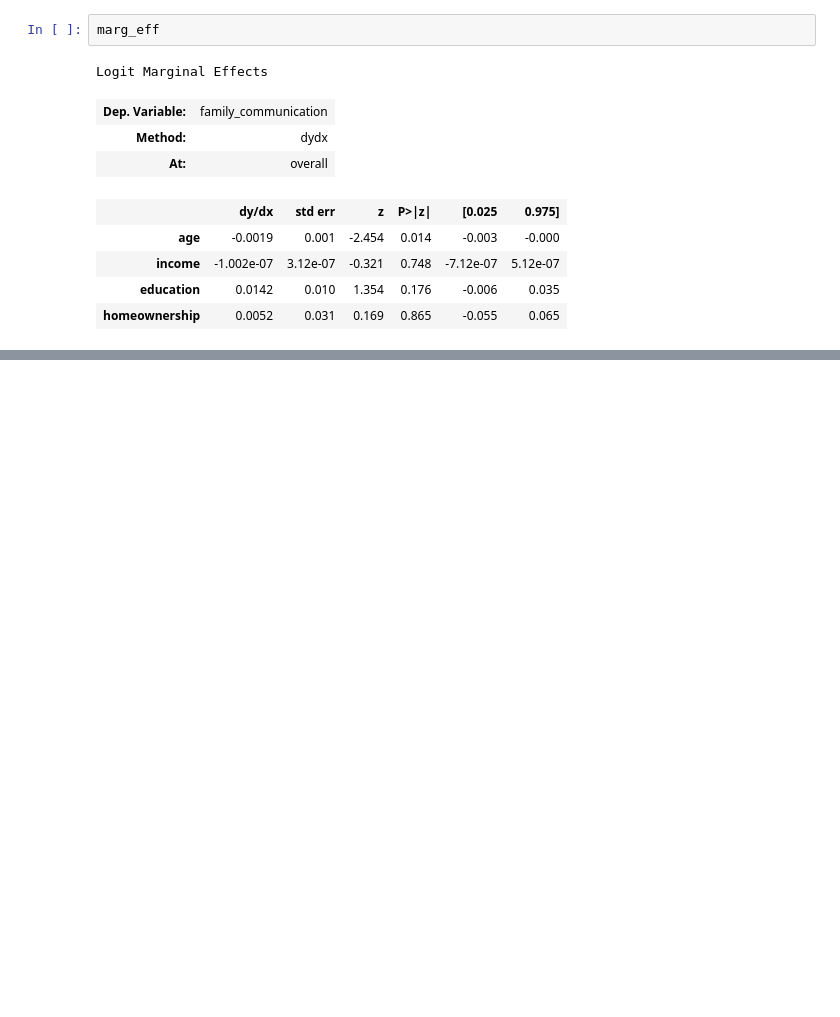
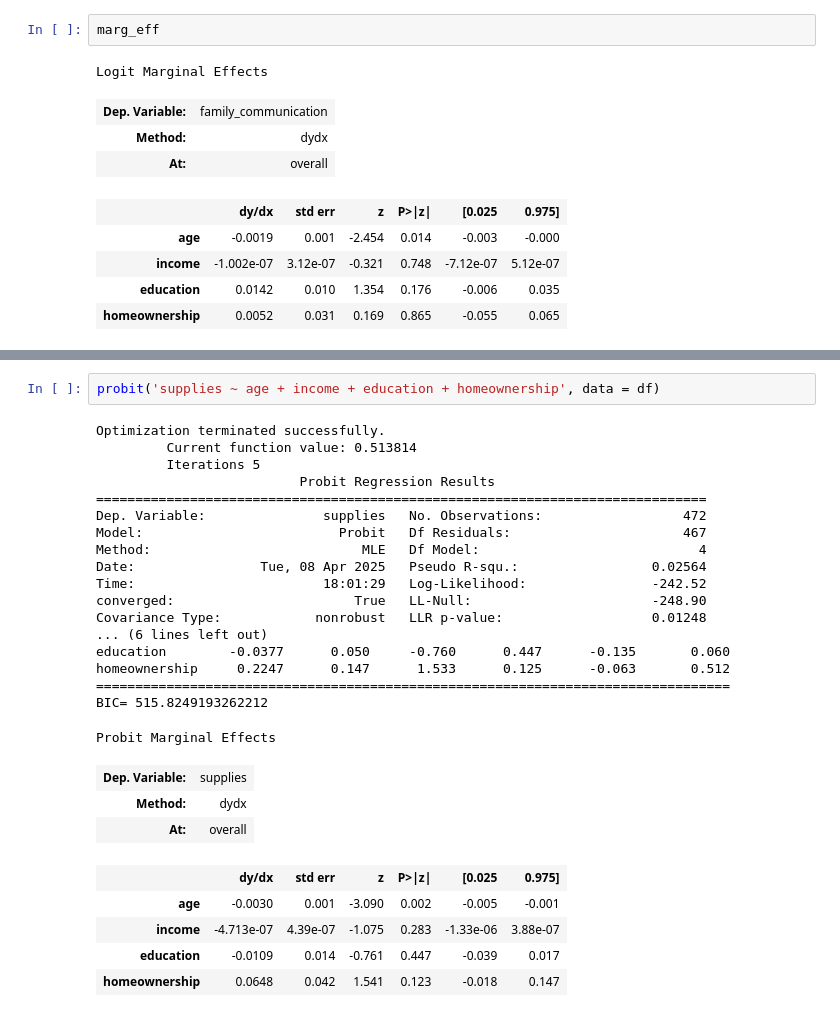
Before and after one commit to phillippmueller/flood_adaptation_behavior, a Jupyter notebook: analysis/socioeconomic_n.ipynb, the cells around one changed output, grey strips where cells are left out. Saved outputs shown, nothing was run; the diff lists cells and outputs as text; blank space fills up the shorter version.

```diff
--- a/analysis/socioeconomic_n.ipynb
+++ b/analysis/socioeconomic_n.ipynb
@@ -443,0 +540,29 @@ Logit Marginal Effects
+# %%
+probit('supplies ~ age + income + education + homeownership', data = df)
+# %% [output]
+Optimization terminated successfully.
+         Current function value: 0.513814
+         Iterations 5
+                          Probit Regression Results
+==============================================================================
+Dep. Variable:               supplies   No. Observations:                  472
+Model:                         Probit   Df Residuals:                      467
+Method:                           MLE   Df Model:                            4
+Date:                Tue, 08 Apr 2025   Pseudo R-squ.:                 0.02564
+Time:                        18:01:29   Log-Likelihood:                -242.52
+converged:                       True   LL-Null:                       -248.90
+Covariance Type:            nonrobust   LLR p-value:                   0.01248
+... (6 lines left out)
+education        -0.0377      0.050     -0.760      0.447      -0.135       0.060
+homeownership     0.2247      0.147      1.533      0.125      -0.063       0.512
+=================================================================================
+BIC= 515.8249193262212
+Probit Marginal Effects
+| Dep. Variable: | supplies |
+| Method: | dydx |
+| At: | overall |
+|  | dy/dx | std err | z | P>|z| | [0.025 | 0.975] |
+| age | -0.0030 | 0.001 | -3.090 | 0.002 | -0.005 | -0.001 |
+| income | -4.713e-07 | 4.39e-07 | -1.075 | 0.283 | -1.33e-06 | 3.88e-07 |
+| education | -0.0109 | 0.014 | -0.761 | 0.447 | -0.039 | 0.017 |
+| homeownership | 0.0648 | 0.042 | 1.541 | 0.123 | -0.018 | 0.147 |
```
Also changed, not shown: parts of 20 cells of this notebook.
